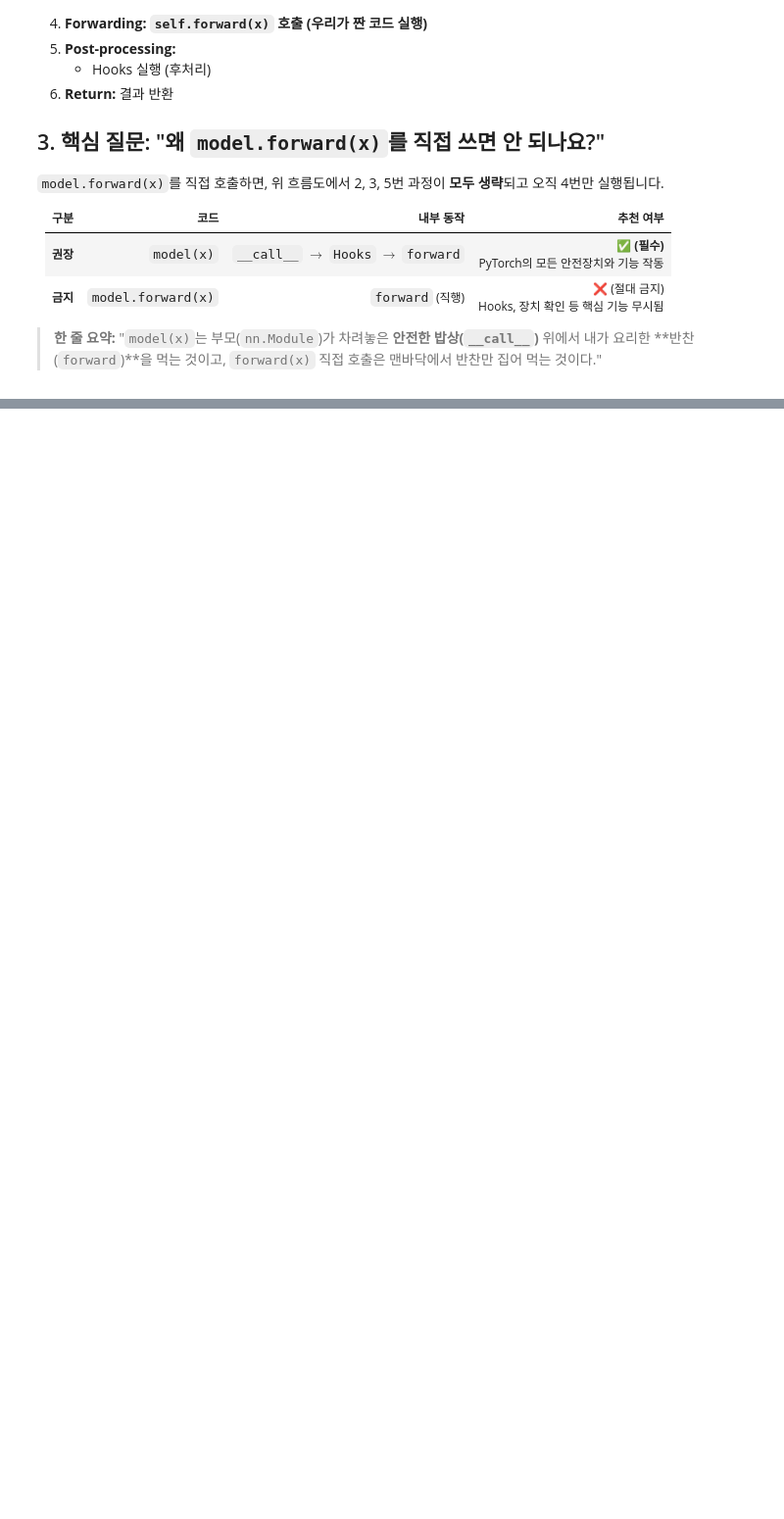
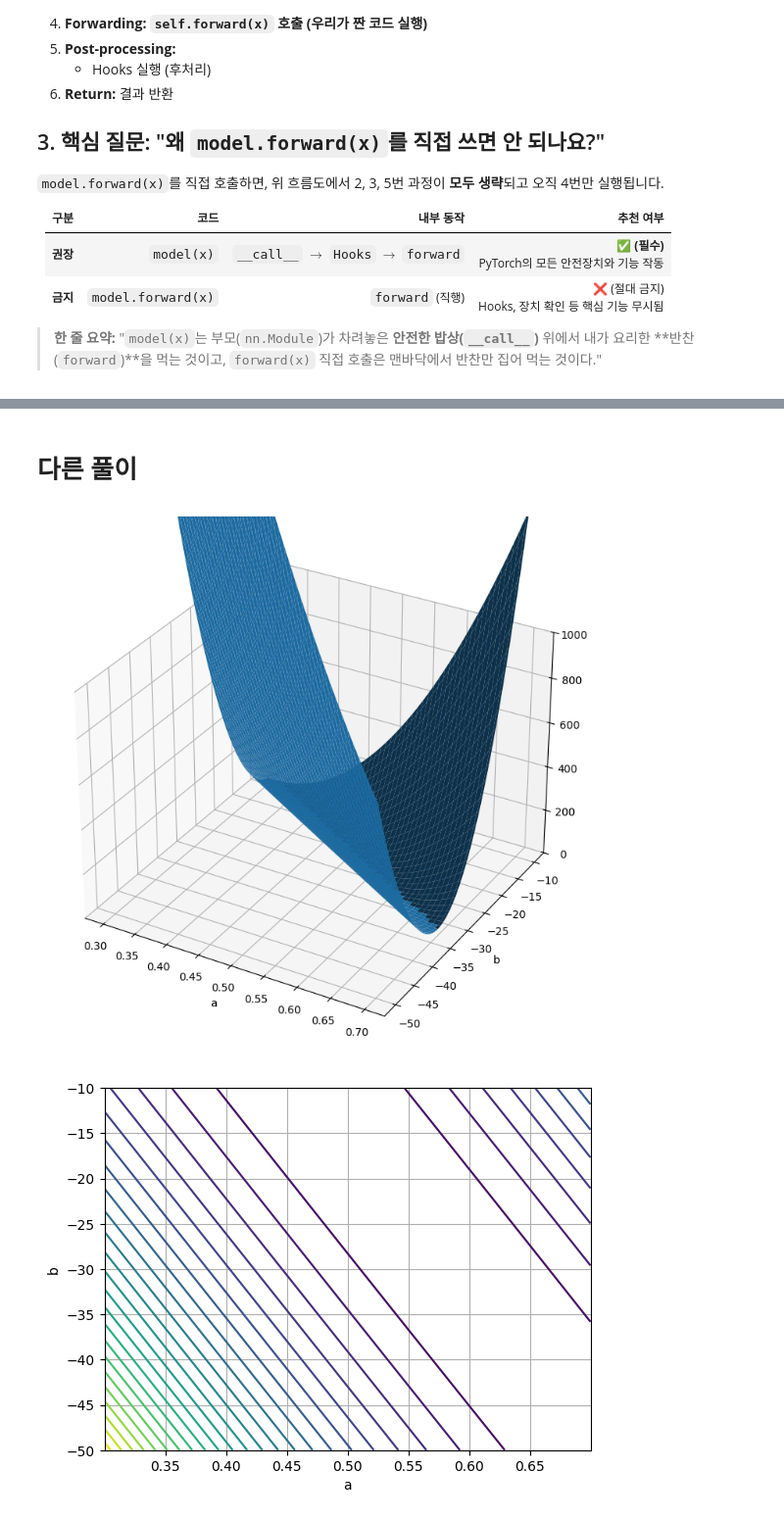
Before and after one commit to hajonghyun/installPytorch_study, a Jupyter notebook: 3_torch_Linear.ipynb, the cells around one changed output, grey strips where cells are left out. Shown at 98% size. Saved outputs shown, nothing was run; the diff lists cells and outputs as text; code cells hidden in the pictures; blank space fills up the shorter version.

```diff
--- a/3_torch_Linear.ipynb
+++ b/3_torch_Linear.ipynb
@@ -523,0 +632,37 @@ class FlowModel(nn.Module):
+# %% [markdown]
+# 다른 풀이
+# %%
+x=torch.tensor([150,160,170,175,185.]) # 키
+y=torch.tensor([55,70,64,80,75.]) # 몸무게
+N=len(x)
+x_plot = torch.linspace(145,190,100)
+
+
+# a,b를 일일히 바꿔가면서 loss값을 구해 가장 작아지게 하는 a,b 선정
+
+a = 0.5 + torch.linspace(-0.2,0.2,100)
+b = -30 + torch.linspace(-20,20,100)
+
+
+L = torch.zeros(len(b),len(b))
+
+for i in range(len(b)):
+    for j in range(len(a)):
+        for n in range(N):
+            L[i][j] = L[i][j] + (y[n]-(a[j]*x[n]+b[i]))**2
+L=L/N  # MSE
+
+plt.figure(figsize=(10,9))
+ax=plt.axes(projection='3d')
+A,B= torch.meshgrid(a,b)
+ax.plot_surface(A,B,L)
+ax.set_xlabel('a'); ax.set_ylabel('b')
+ax.set_zlim([0,1000])
+
+plt.figure()
+plt.contour(a,b,L,30)
+plt.xlabel('a'); plt.ylabel('b'); plt.grid()
+plt.show()
+# %% [output]
+[figure, added]
+[figure, added]
```
Also changed, not shown: parts of 22 cells of this notebook.
